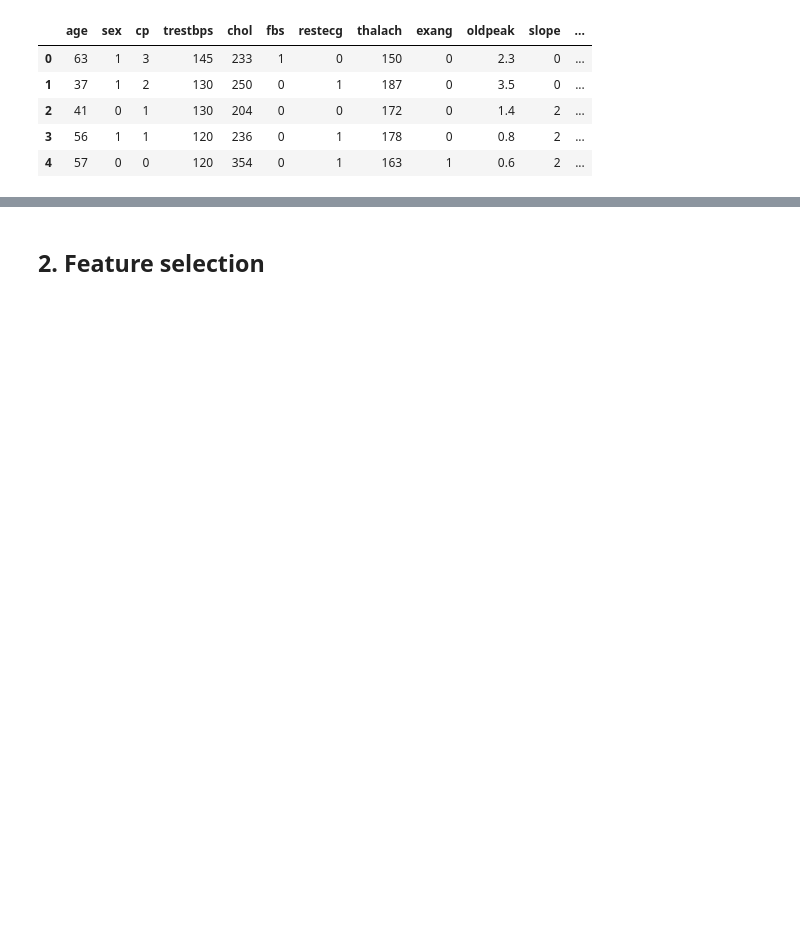
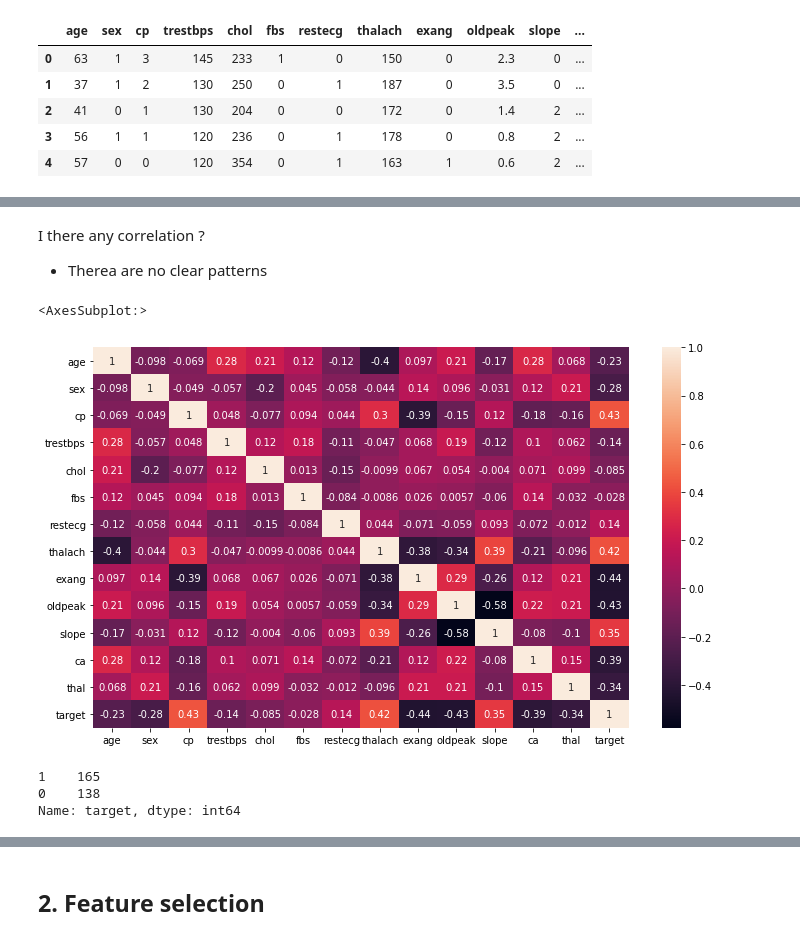
Before and after one commit to tabers77/Machine-Learning-Projects, a Jupyter notebook: Auto-encoders for classification /Auto-encoders for classification .ipynb, the cells around one changed output, grey strips where cells are left out. Drawn from its saved outputs; the diff is of its cells as text; code cells hidden in the pictures; blank space fills up the shorter version.

```diff
--- a/Auto-encoders for classification /Auto-encoders for classification .ipynb
+++ b/Auto-encoders for classification /Auto-encoders for classification .ipynb
@@ -8,12 +13,16 @@
 # %%
 import numpy as np
 import pandas as pd
+import seaborn as sns
 import matplotlib.pyplot as plt
 from matplotlib import rcParams
 from matplotlib.cm import rainbow
 %matplotlib inline
 import warnings
 warnings.filterwarnings('ignore')
+
+sns.set_style('whitegrid')
+rcParams['figure.figsize'] = (12, 7) # define plot sizes
 # %%
 from sklearn.neighbors import KNeighborsClassifier
 from sklearn.tree import DecisionTreeClassifier
@@ -51,0 +79,16 @@ check for imbalanced data set , use precision and recall , data undersampleing
+# %% [markdown]
+I there any correlation ?
+- Therea are no clear patterns
+# %%
+plt.figure(figsize=(12,7))
+sns.heatmap(df.corr() , annot =True)
+# %% [output]
+<AxesSubplot:>
+[figure, added]
+# %%
+# the imbalance is not an issue
+df.target.value_counts()
+# %% [output]
+1    165
+0    138
+Name: target, dtype: int64
```
Also changed, not shown: parts of 26 cells of this notebook, 1 other file.
